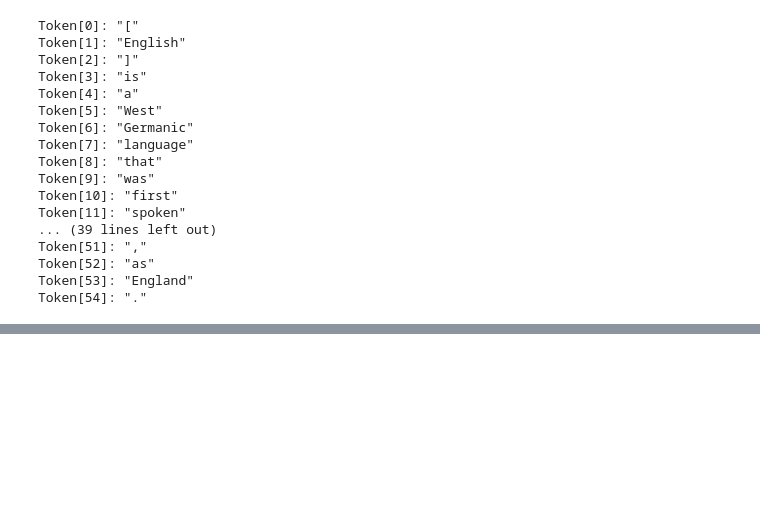
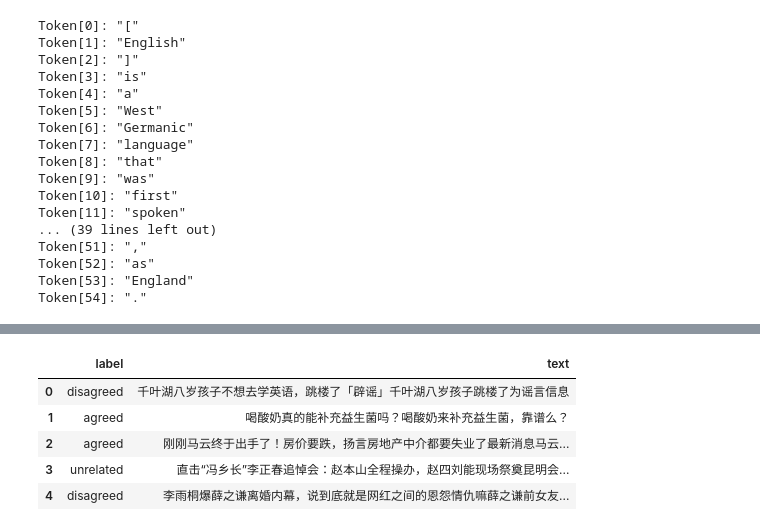
Before and after one commit to rquanx/ml-study, a Jupyter notebook: code/7.第七章/7-7.自然语言处理框架拓展.ipynb, the cells around one changed output, grey strips where cells are left out. Cells and saved outputs as stored; diff of their text form; code cells hidden in the pictures; blank space fills up the shorter version.

```diff
--- a/code/7.第七章/7-7.自然语言处理框架拓展.ipynb
+++ b/code/7.第七章/7-7.自然语言处理框架拓展.ipynb
@@ -168,0 +207,16 @@ embedding = BertEmbeddings('bert-base-chinese')
+# %%
+import pandas as pd
+
+df = pd.read_csv("../../data/wsdm_mini.csv")
+df["text"] = df[["title1_zh", "title2_zh"]].apply(
+    lambda x: "".join(x), axis=1
+)  # 合并文本数据列
+data = df.drop(df.columns[[0, 1]], axis=1)  # 删除原文本列
+data.head()
+# %% [output]
+|  | label | text |
+| 0 | disagreed | 千叶湖八岁孩子不想去学英语，跳楼了「辟谣」千叶湖八岁孩子跳楼了为谣言信息 |
+| 1 | agreed | 喝酸奶真的能补充益生菌吗？喝酸奶来补充益生菌，靠谱么？ |
+| 2 | agreed | 刚刚马云终于出手了！房价要跌，扬言房地产中介都要失业了最新消息马云... |
+| 3 | unrelated | 直击“冯乡长”李正春追悼会：赵本山全程操办，赵四刘能现场祭奠昆明会... |
+| 4 | disagreed | 李雨桐爆薛之谦离婚内幕，说到底就是网红之间的恩怨情仇嘛薛之谦前女友... |
```
Also changed, not shown: parts of 12 cells of this notebook, 1 other file.
